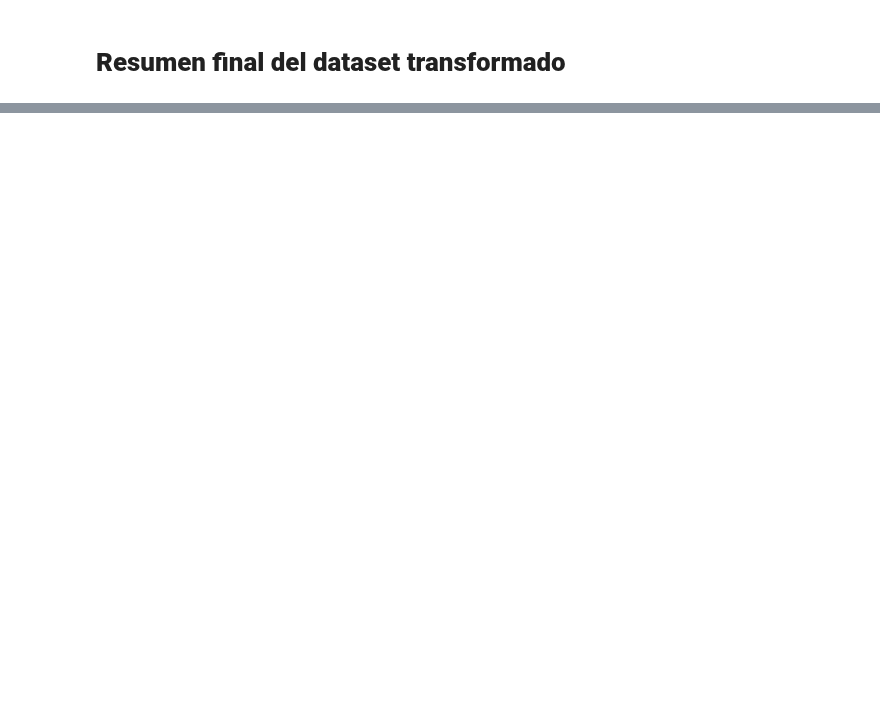
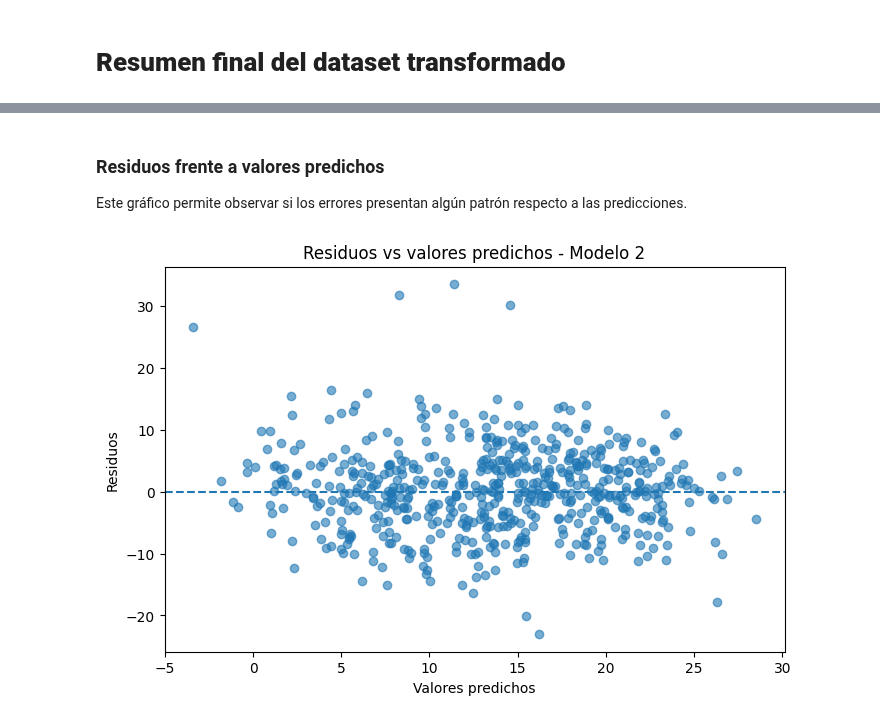
Before and after one commit to lauraS191/MaterialDeClase-ISIS-2611, a Jupyter notebook: 202620/Laboratorios/L1/Preparación de datos.ipynb, the cells around one changed output, grey strips where cells are left out. Drawn from its saved outputs; the diff is of its cells as text; code cells hidden in the pictures; blank space fills up the shorter version.

```diff
--- a/202620/Laboratorios/L1/Preparación de datos.ipynb
+++ b/202620/Laboratorios/L1/Preparación de datos.ipynb
@@ -446,0 +642,12 @@ Una vez corregidos estos problemas, se aplicó ingeniería de características s
+# %%
+preprocesamiento_m2 = ColumnTransformer(
+    transformers=[
+        ('num', pipeline_numerico, numericas_m2),
+        ('cat', pipeline_categorico, categoricas_m2)
+    ]
+)
+# %%
+modelo_2 = Pipeline(steps=[
+    ('preprocesamiento', preprocesamiento_m2),
+    ('regresion', LinearRegression())
+])
@@ -446,0 +658,12 @@ Una vez corregidos estos problemas, se aplicó ingeniería de características s
+# %%
+modelo_2.fit(X_train_m2, y_train)
+
+predicciones_m2 = modelo_2.predict(X_test_m2)
+
+rmse_m2 = np.sqrt(mean_squared_error(y_test, predicciones_m2))
+mae_m2 = mean_absolute_error(y_test, predicciones_m2)
+r2_m2 = r2_score(y_test, predicciones_m2)
+
+print(f"RMSE Modelo 2: {rmse_m2:.4f}")
+print(f"MAE Modelo 2: {mae_m2:.4f}")
+print(f"R² Modelo 2: {r2_m2:.4f}")
@@ -446,0 +715,16 @@ Una vez corregidos estos problemas, se aplicó ingeniería de características s
+# %%
+residuos_m2 = y_test - predicciones_m2
+# %% [markdown]
+### Residuos frente a valores predichos
+
+Este gráfico permite observar si los errores presentan algún patrón respecto a las predicciones.
+# %%
+plt.figure(figsize=(8,5))
+plt.scatter(predicciones_m2, residuos_m2, alpha=0.6)
+plt.axhline(y=0, linestyle='--')
+plt.xlabel('Valores predichos')
+plt.ylabel('Residuos')
+plt.title('Residuos vs valores predichos - Modelo 2')
+plt.show()
+# %% [output]
+[figure, added]
```
Also changed, not shown: parts of 81 cells of this notebook, 1 other file.
